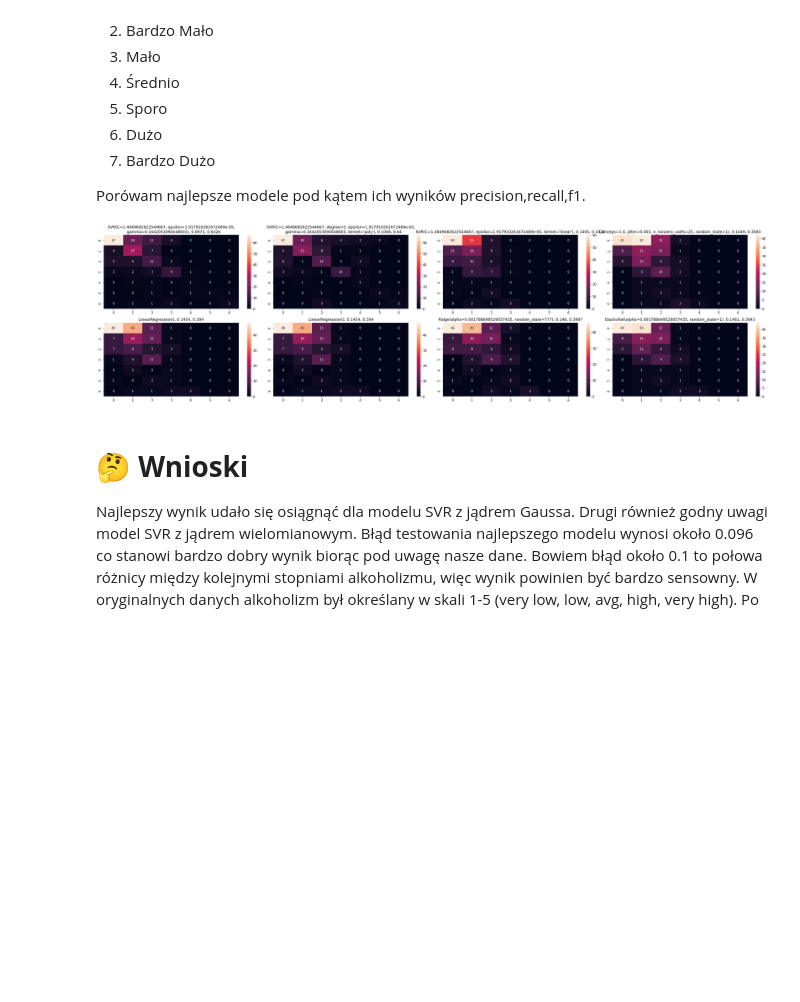
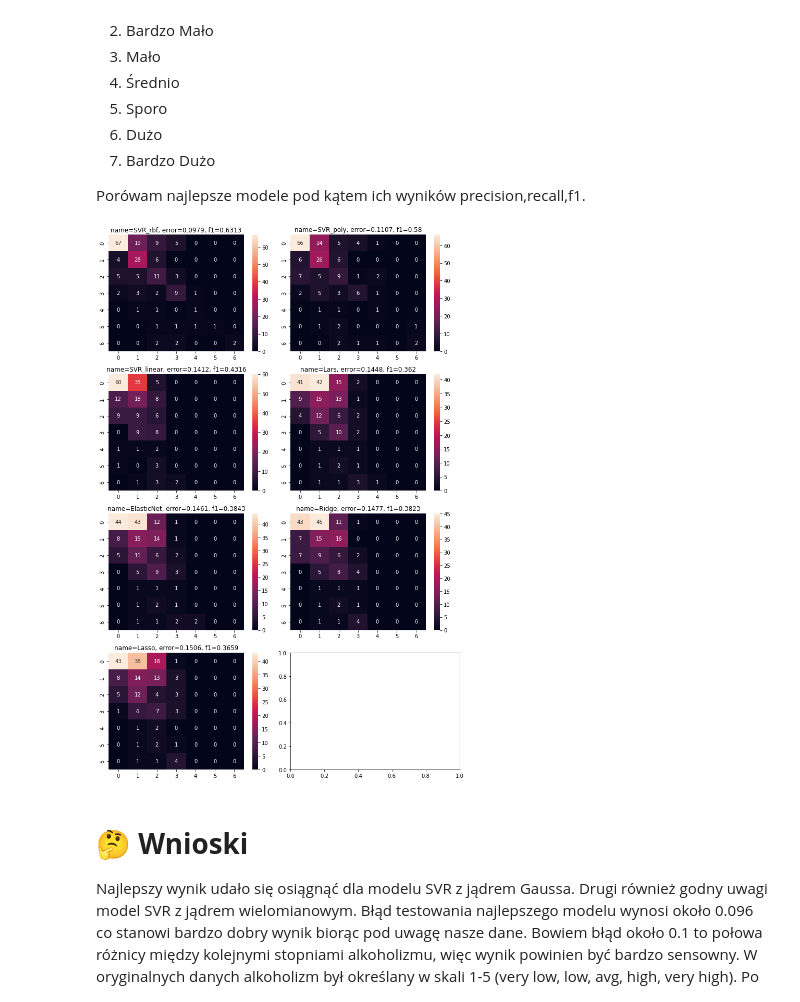
Before and after one commit to matlaczj/Predictive-Modeling-for-Student-Alcohol-Consumption, a Jupyter notebook: Projekt/projekt.ipynb, the cells around one changed output. Cells and saved outputs as stored; diff of their text form; code cells hidden in the pictures; blank space fills up the shorter version.

Commit message:
czyt opis
- krzywe uczenia pokazujace czy jest dostateczna ilosc danych dla modelu
- zmiany do zapisu info nt najlepszych modeli

```diff
--- a/Projekt/projekt.ipynb
+++ b/Projekt/projekt.ipynb
@@ -570,7 +670,7 @@ eps, best_score, _,_ = plot_validation_curve(
     model_name = f"Lars (n_nonzero_coefs={n_nonzero_coefs})",
     X = X_train,
     y = y_train,
-    param_range = np.logspace(-1,2,100),
+    param_range = np.logspace(-1,2,50),
     param_name = "eps",
     scoring = "neg_mean_absolute_error",
     xscale = "log"
@@ -584,7 +684,7 @@ jitter, best_score, _,_ = plot_validation_curve(
     model_name = f"Lars (n_nonzero_coefs={n_nonzero_coefs}, eps={eps})",
     X = X_train,
     y = y_train,
-    param_range = np.logspace(-3,-1,100),
+    param_range = np.logspace(-3,-1,50),
     param_name = "jitter",
     scoring = "neg_mean_absolute_error",
     xscale = "log"
@@ -595,6 +695,7 @@ Best Parameter = 0.001 And Best Score = -0.15658054722676448
 # %%
 model = Lars(random_state=1,n_nonzero_coefs=n_nonzero_coefs,eps=eps,jitter=jitter)
 score = test_model(model,X_train,y_train,X_test,y_test)
-best_models.append((model,score))
+parameters = {"n_nonzero_coefs":n_nonzero_coefs,"eps":eps,"jitter":jitter}
+save_model("Lars",parameters,model,score,models_parameters)
 print(score)
 # %% [output]
@@ -629,5 +741,4 @@ Fitting 5 folds for each of 3000 candidates, totalling 15000 fits
 # 🏅 **Najlepsze Modele**
 Wybrane ręcznie najlepsze modele.
 # %%
-best_models_sorted = dict(sorted(best_models, key=lambda x:x[1]))
-best_models_sorted
+models_parameters = sorted(models_parameters, key=lambda x:x['error'])
@@ -657,19 +756,25 @@ Z rozumienia zbioru danych wyłaniam 7 kategorii atrybutu opisywanego "alc": <br
 </ol>
 Porówam najlepsze modele pod kątem ich wyników precision,recall,f1.
 # %%
-fig,axes = plt.subplots(2,4)
-fig.set_figwidth(30)
-fig.set_figheight(8)
-for ax,model,mae in zip(list(itertools.chain(*axes)),best_models_sorted.keys(),best_models_sorted.values()):
-    mae = round(mae,4)
+fig,axes = plt.subplots(4,2)
+fig.set_figwidth(10)
+fig.set_figheight(15)
+
+for name,parameters,model,score,ax in [list(m.values()) + [ax] for m,ax in zip(models_parameters,chain(*axes))]:
+
     model.fit(X_train,y_train)
     y_pred = model.predict(X_test)
-    conf = confusion_matrix(*convert_to_categoricals(y_test,y_pred,7))
-    f1 = round(f1_score(*convert_to_categoricals(y_test,y_pred,7), average="weighted"),4)
-    ax.set_title(f"{model}, {mae}, {f1}")
+
+    categoricals = convert_to_categoricals(y_test,y_pred,7)
+    conf = confusion_matrix(*categoricals)
+    f1 = round(f1_score(*categoricals,average="weighted"),4)
+    error = round(score,4)
+
+    ax.set_title(f"name={name}, error={error}, f1={f1}")
     sns.heatmap(conf, annot=conf, ax=ax)
+
 plt.tight_layout()
 # %% [output]
-[figure, old version]
+[figure, new version]
 # %% [markdown]
 # 🤔 **Wnioski**
```
Also changed, not shown: parts of 44 cells of this notebook, 2 other files.
